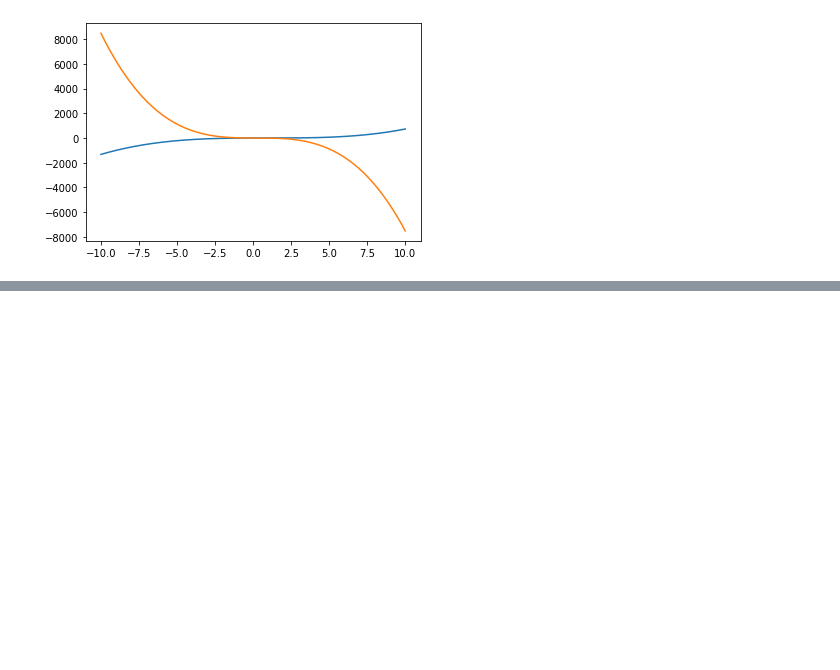
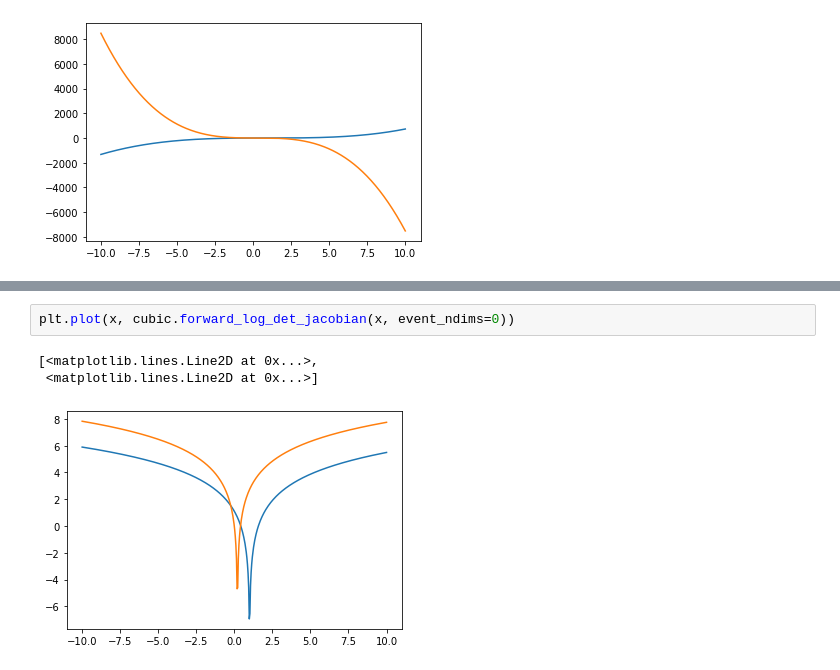
Before and after one commit to CyberPlayerOne/2021-TensorFlow_2_for_Deep_Learning_Specialization, a Jupyter notebook: probabilistic-deep-learning-with-tensorflow2/03_bijectors-and-normalising-flows/04_subclassing-bijectors/notebook.ipynb, the cells around one changed output, grey strips where cells are left out. Drawn from its saved outputs; the diff is of its cells as text; blank space fills up the shorter version.

```diff
--- a/probabilistic-deep-learning-with-tensorflow2/03_bijectors-and-normalising-flows/04_subclassing-bijectors/notebook.ipynb
+++ b/probabilistic-deep-learning-with-tensorflow2/03_bijectors-and-normalising-flows/04_subclassing-bijectors/notebook.ipynb
@@ -165,0 +218,6 @@ plt.plot(x, cubic.forward(x))
+# %%
+plt.plot(x, cubic.forward_log_det_jacobian(x, event_ndims=0))
+# %% [output]
+[<matplotlib.lines.Line2D at 0x...>,
+ <matplotlib.lines.Line2D at 0x...>]
+[figure, added]
```
Also changed, not shown: parts of 40 cells of this notebook.
